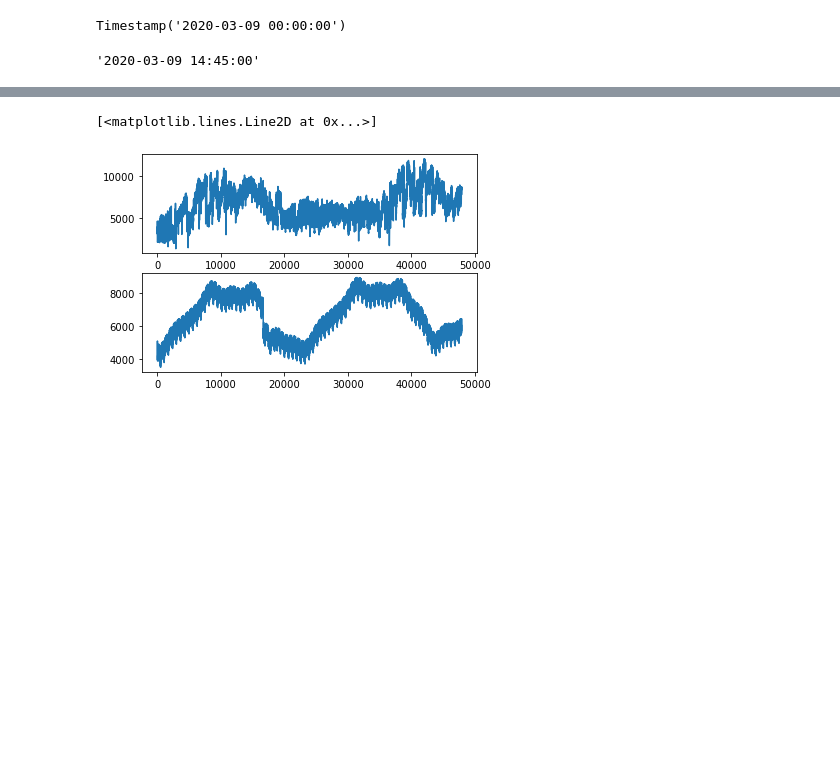
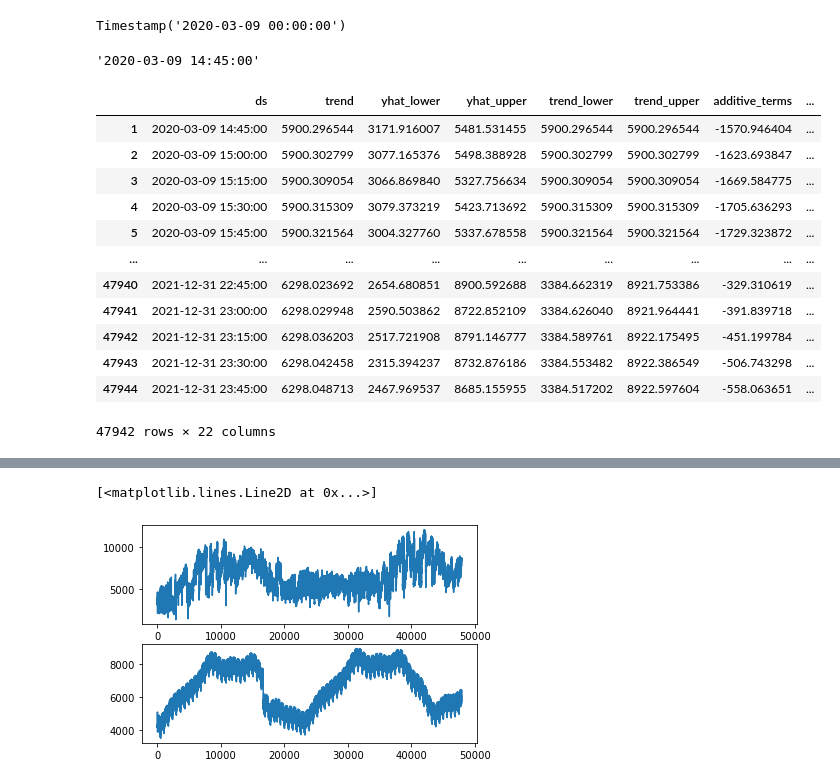
Before and after one commit to manansheel1991/Load_Forecasting_based_on_Weather_Data_and_Calendar_features, a Jupyter notebook: Load Forecasting using Fbprophet/Load Forecasting using Fbprophet (NoDup) Multivariate model_ready data.ipynb, the cells around one changed output, grey strips where cells are left out. Cells and saved outputs as stored; diff of their text form; code cells hidden in the pictures; blank space fills up the shorter version.

```diff
--- a/Load Forecasting using Fbprophet/Load Forecasting using Fbprophet (NoDup) Multivariate model_ready data.ipynb
+++ b/Load Forecasting using Fbprophet/Load Forecasting using Fbprophet (NoDup) Multivariate model_ready data.ipynb
@@ -369,3 +367,21 @@ Timestamp('2020-03-09 00:00:00')
 df_test['ds'][0]
 # %% [output]
 '2020-03-09 14:45:00'
+# %%
+test_forecast = test_forecast.loc[test_forecast.ds >= '2020-03-09 14:45:00']
+# %%
+test_forecast
+# %% [output]
+|  | ds | trend | yhat_lower | yhat_upper | trend_lower | trend_upper | additive_terms | ... |
+| 1 | 2020-03-09 14:45:00 | 5900.296544 | 3171.916007 | 5481.531455 | 5900.296544 | 5900.296544 | -1570.946404 | ... |
+| 2 | 2020-03-09 15:00:00 | 5900.302799 | 3077.165376 | 5498.388928 | 5900.302799 | 5900.302799 | -1623.693847 | ... |
+| 3 | 2020-03-09 15:15:00 | 5900.309054 | 3066.869840 | 5327.756634 | 5900.309054 | 5900.309054 | -1669.584775 | ... |
+| 4 | 2020-03-09 15:30:00 | 5900.315309 | 3079.373219 | 5423.713692 | 5900.315309 | 5900.315309 | -1705.636293 | ... |
+| 5 | 2020-03-09 15:45:00 | 5900.321564 | 3004.327760 | 5337.678558 | 5900.321564 | 5900.321564 | -1729.323872 | ... |
+| ... | ... | ... | ... | ... | ... | ... | ... | ... |
+| 47940 | 2021-12-31 22:45:00 | 6298.023692 | 2654.680851 | 8900.592688 | 3384.662319 | 8921.753386 | -329.310619 | ... |
+| 47941 | 2021-12-31 23:00:00 | 6298.029948 | 2590.503862 | 8722.852109 | 3384.626040 | 8921.964441 | -391.839718 | ... |
+| 47942 | 2021-12-31 23:15:00 | 6298.036203 | 2517.721908 | 8791.146777 | 3384.589761 | 8922.175495 | -451.199784 | ... |
+| 47943 | 2021-12-31 23:30:00 | 6298.042458 | 2315.394237 | 8732.876186 | 3384.553482 | 8922.386549 | -506.743298 | ... |
+| 47944 | 2021-12-31 23:45:00 | 6298.048713 | 2467.969537 | 8685.155955 | 3384.517202 | 8922.597604 | -558.063651 | ... |
+47942 rows × 22 columns
```
Also changed, not shown: parts of 21 cells of this notebook.
